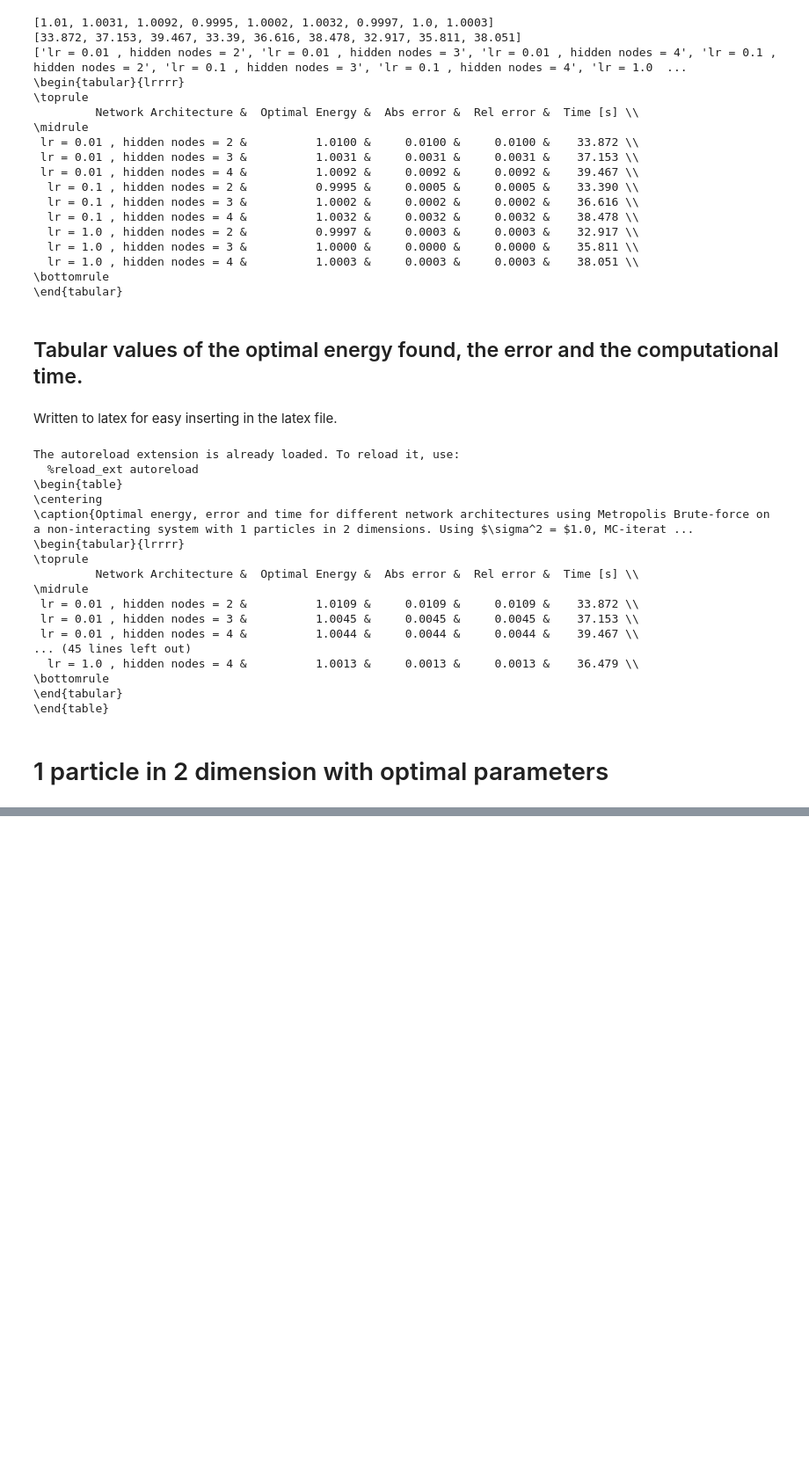
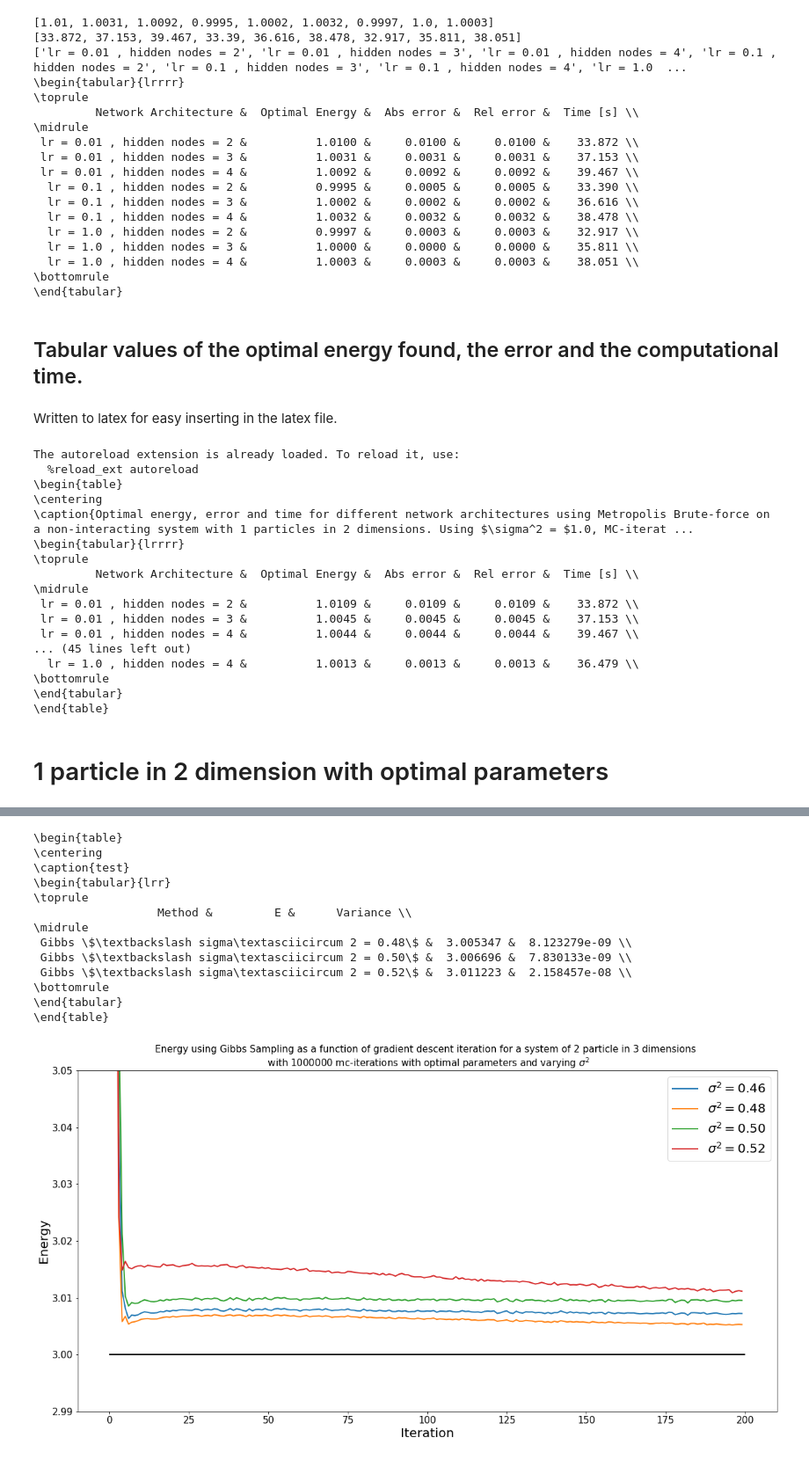
Before and after one commit to MartinKHovden/ComputationalPhysics2, a Jupyter notebook: Project2/non-interacting.ipynb, the cells around one changed output, grey strips where cells are left out. Shown at 88% size. Drawn from its saved outputs; the diff is of its cells as text; code cells hidden in the pictures; blank space fills up the shorter version.

```diff
--- a/Project2/non-interacting.ipynb
+++ b/Project2/non-interacting.ipynb
@@ -596,3 +666,64 @@ The autoreload extension is already loaded. To reload it, use:
+# %%
+import numpy as np
+import matplotlib.pyplot as plt
+import pandas as pd
+from blocking import block
+
+
+plt.rcParams["figure.figsize"] = 20,10
+plt.rcParams["lines.linewidth"] = 2
+plt.rcParams["xtick.labelsize"] =15
+plt.rcParams["ytick.labelsize"] =15
+plt.rcParams["axes.labelsize"] = 20
+plt.rcParams["legend.fontsize"] = 20
+plt.rcParams["legend.title_fontsize"] = 15
+
+exact = 3
+
+gs_05 = np.loadtxt("output/MCMC_Runs/interacting_false/MCMC_Runs_gibbs_sampling_num_particles_2_num_dims_3_hidden_3_sigma_0.5_num_mc_iterations_1000000.txt", skiprows=1)
+gibbs_05_E, gibbs_05_Var = (block(gs_05))
+gs_046 = np.loadtxt("output/MCMC_Runs/interacting_false/MCMC_Runs_gibbs_sampling_num_particles_2_num_dims_3_hidden_3_sigma_0.46_num_mc_iterations_1000000.txt", skiprows=1)
+gibbs_046_E, gibbs_046_Var = (block(gs_046))
+gs_048 = np.loadtxt("output/MCMC_Runs/interacting_false/MCMC_Runs_gibbs_sampling_num_particles_2_num_dims_3_hidden_3_sigma_0.48_num_mc_iterations_1000000.txt", skiprows=1)
+gibbs_048_E, gibbs_048_Var = (block(gs_048))
+gs_052 = np.loadtxt("output/MCMC_Runs/interacting_false/MCMC_Runs_gibbs_sampling_num_particles_2_num_dims_3_hidden_3_sigma_0.52_num_mc_iterations_1000000.txt", skiprows=1)
+gibbs_052_E, gibbs_052_Var = (block(gs_052))
+df = pd.DataFrame({"Method": [r"Gibbs $\sigma^2 = 0.48$",r"Gibbs $\sigma^2 = 0.50$",r"Gibbs $\sigma^2 = 0.52$"], "E":[gibbs_048_E, gibbs_05_E, gibbs_052_E],"Variance":[gibbs_048_Var, gibbs_05_Var, gibbs_052_Var ]})
+print(df.to_latex(index=False, caption="test"))
+
+convergence_gs_05 = np.loadtxt("output/interacting_false/optimal/gs_optim_num_particles_2_num_dims_3_lr_1.0_hidden_3_sigma_0.5_num_mc_iterations_1000000.txt", skiprows=1)
+convergence_gs_046 = np.loadtxt("output/interacting_false/optimal/gs_optim_num_particles_2_num_dims_3_lr_1.0_hidden_3_sigma_0.46_num_mc_iterations_1000000.txt", skiprows=1)
+convergence_gs_048 = np.loadtxt("output/interacting_false/optimal/gs_optim_num_particles_2_num_dims_3_lr_1.0_hidden_3_sigma_0.48_num_mc_iterations_1000000.txt", skiprows=1)
+convergence_gs_052 = np.loadtxt("output/interacting_false/optimal/gs_optim_num_particles_2_num_dims_3_lr_1.0_hidden_3_sigma_0.52_num_mc_iterations_1000000.txt", skiprows=1)
+
+plt.hlines(exact,0,200)
+plt.plot(convergence_gs_046)
+plt.plot(convergence_gs_048)
+plt.plot(convergence_gs_05)
+plt.plot(convergence_gs_052)
+plt.xlabel("Iteration")
+plt.ylabel("Energy")
+plt.title("Energy using Gibbs Sampling as a function of gradient descent iteration for a system of 2 particle in 3 dimensions \n with 1000000 mc-iterations with optimal parameters and varying $\sigma^2$", fontsize=15)
+# plt.plot(convergence_gs_052)
+plt.legend([r"$\sigma^2 = 0.46$", r"$\sigma^2=0.48$", r"$\sigma^2 = 0.50$", r"$\sigma^2=0.52$"])
+plt.ylim(2.99, 3.05)
+plt.savefig("plots/non_interacting_num_particles_2_num_dims_3_gibbs_varying_sigma.png")
+plt.show()
+# %% [output]
+\begin{table}
+\centering
+\caption{test}
+\begin{tabular}{lrr}
+\toprule
+                  Method &         E &      Variance \\
+\midrule
+ Gibbs \$\textbackslash sigma\textasciicircum 2 = 0.48\$ &  3.005347 &  8.123279e-09 \\
+ Gibbs \$\textbackslash sigma\textasciicircum 2 = 0.50\$ &  3.006696 &  7.830133e-09 \\
+ Gibbs \$\textbackslash sigma\textasciicircum 2 = 0.52\$ &  3.011223 &  2.158457e-08 \\
+\bottomrule
+\end{tabular}
+\end{table}
+[figure, added]
 # %%
 import numpy as np
 import matplotlib.pyplot as plt
```
Also changed, not shown: parts of 9 cells of this notebook, 36 other files.
